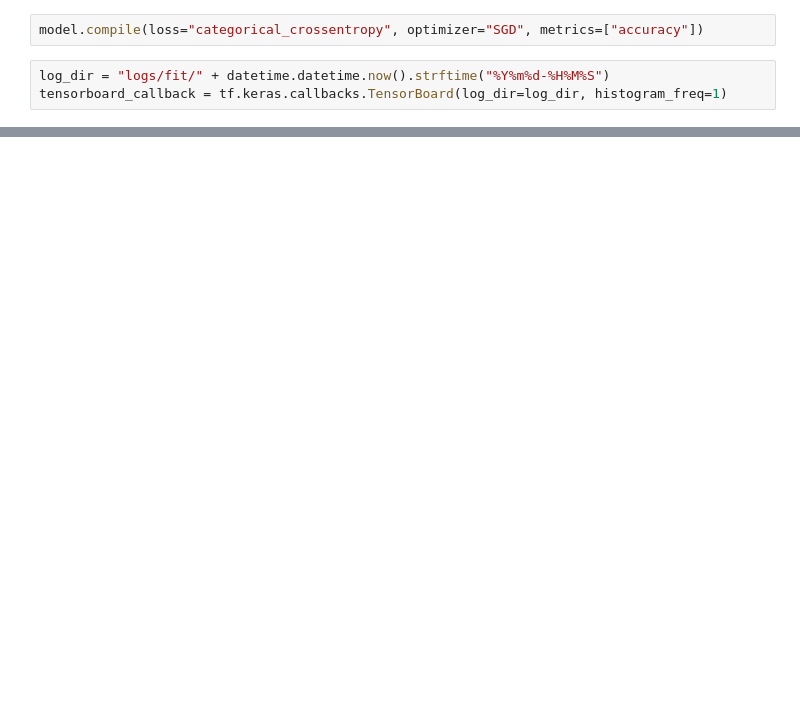
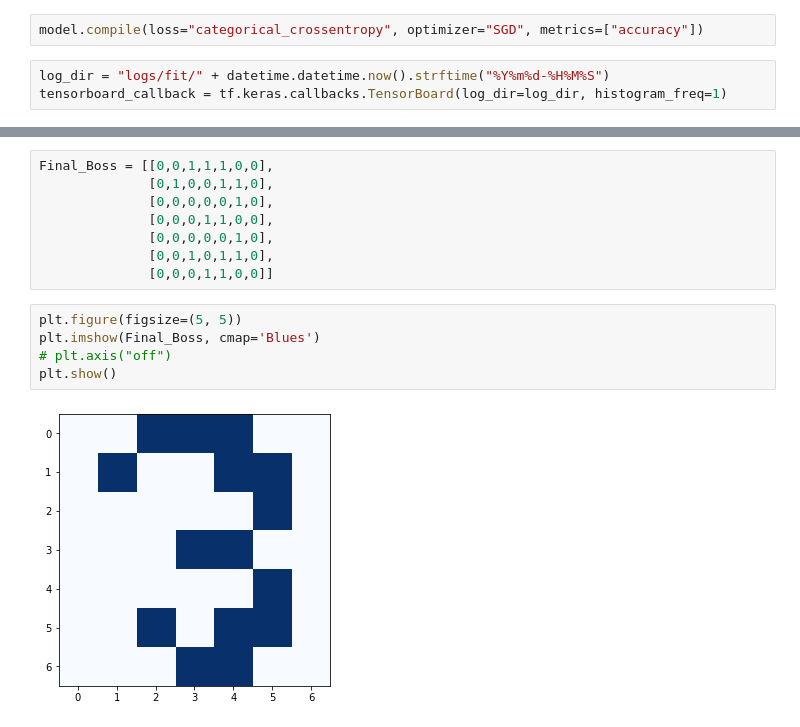
Before and after one commit to till2/till2, a Jupyter notebook: MNIST.ipynb, the cells around one changed output, grey strips where cells are left out. Drawn from its saved outputs; the diff is of its cells as text; blank space fills up the shorter version.

```diff
--- a/MNIST.ipynb
+++ b/MNIST.ipynb
@@ -118,0 +139,15 @@ Evaluation: 97.35%
+# %%
+Final_Boss = [[0,0,1,1,1,0,0],
+              [0,1,0,0,1,1,0],
+              [0,0,0,0,0,1,0],
+              [0,0,0,1,1,0,0],
+              [0,0,0,0,0,1,0],
+              [0,0,1,0,1,1,0],
+              [0,0,0,1,1,0,0]]
+# %%
+plt.figure(figsize=(5, 5))
+plt.imshow(Final_Boss, cmap='Blues')
+# plt.axis("off")
+plt.show()
+# %% [output]
+[figure, added]
```
Also changed, not shown: parts of 16 cells of this notebook.
